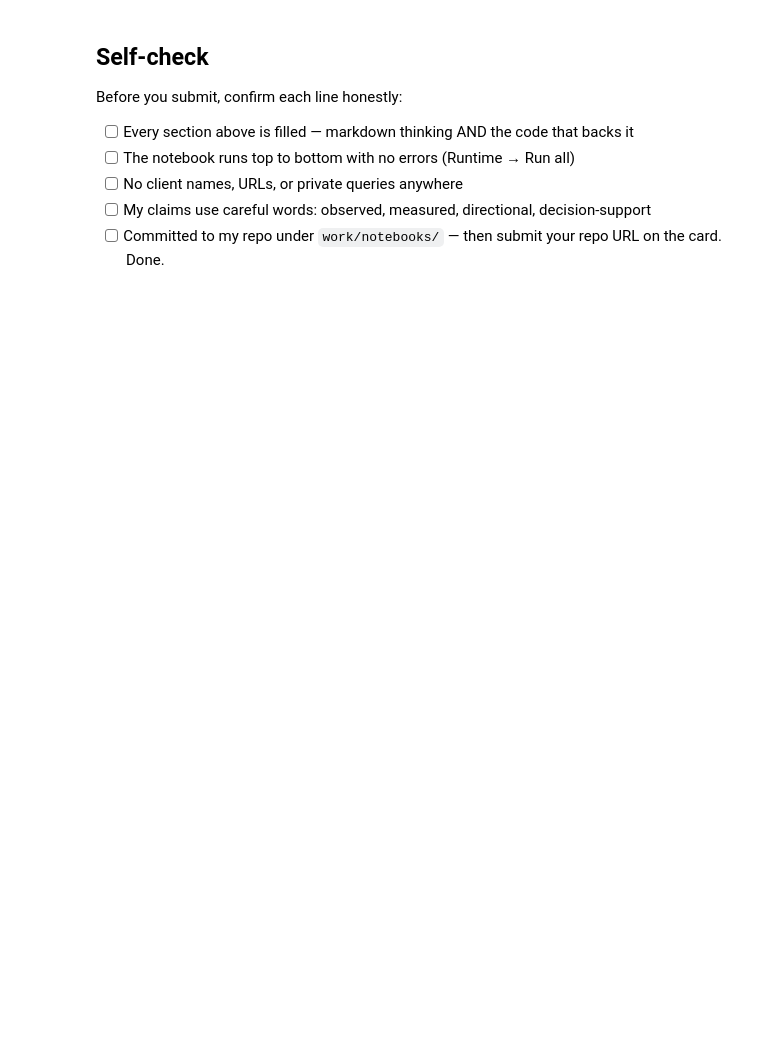
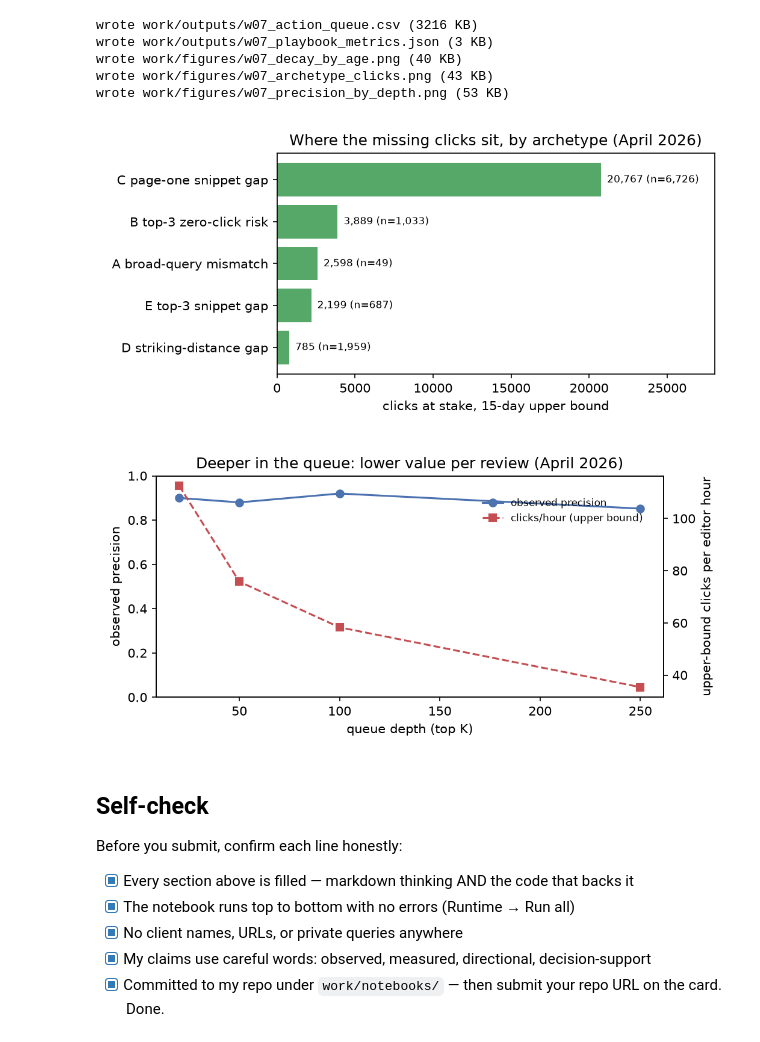
Before and after one commit to ShayanAhmed12/flyrank-internship-ml, a Jupyter notebook: work/notebooks/w07_action_playbook.ipynb, the cells around one changed output. Saved outputs shown, nothing was run; the diff lists cells and outputs as text; code cells hidden in the pictures; blank space fills up the shorter version.

Commit message:
ML-10: content action playbook with queue export, figures, monitoring
Co-Authored-By: Claude Opus 5.5 <noreply@anthropic.com>

```diff
--- a/work/notebooks/w07_action_playbook.ipynb
+++ b/work/notebooks/w07_action_playbook.ipynb
@@ -43,0 +234,12 @@ This skeleton is yours to fill. Work the sections **in order** — each one has
+# %%
+# The review checklist travels with every queued row
+CHECK = {
+    "review_search_intent": "SERP + query mix check; re-target or accept",
+    "check_serp_then_monitor": "SERP check REQUIRED; edit only if no SERP feature explains the gap",
+    "review_title_meta": "read title/meta vs intent; rewrite only if unclear; log before-CTR",
+    "improve_relevance": "on-page relevance + internal links; no snippet-only change",
+    "monitor": "no edit; re-check next cycle",
+}
+queue["human_check"] = queue["action"].map(CHECK)
+queue["automate"] = "never"
+print(queue[["action", "human_check", "automate"]].drop_duplicates("action").to_string(index=False))
@@ -44,10 +340,54 @@ This skeleton is yours to fill. Work the sections **in order** — each one has
+# %%
+cols = ["rank", "content_hash_id", "client_hash_id", "archetype", "reason_code", "action", "human_check", "automate",
+        "content_type", "main_intent", "pos_bucket", "pos_f", "impr_f", "clicks_f", "ctr_f", "expected_ctr",
+        "clicks_at_stake", "model_prob", "second_opinion"]
+queue[cols].round(4).to_csv("work/outputs/w07_action_queue.csv", index=False)
+
+# Figure: clicks at stake by archetype
+arch = queue[queue["rule_flag"]].groupby("archetype")["clicks_at_stake"].agg(["sum", "size"]).sort_values("sum")
+fig, ax = plt.subplots(figsize=(7, 3.4))
+ax.barh(arch.index, arch["sum"], color="#55A868")
+for i, (s, n) in enumerate(zip(arch["sum"], arch["size"])):
+    ax.text(s, i, f"  {s:,.0f} (n={n:,})", va="center", fontsize=8)
+ax.set_xlabel("clicks at stake, 15-day upper bound"); ax.set_title("Where the missing clicks sit, by archetype (April 2026)")
+ax.set_xlim(0, arch["sum"].max() * 1.35); fig.tight_layout(); fig.savefig("work/figures/w07_archetype_clicks.png", dpi=150); plt.close(fig)
+
+# Figure: observed precision and value per hour by queue depth
+fig, ax1 = plt.subplots(figsize=(7, 3.4))
+ax1.plot(cv["top_k"], cv["observed precision"], "o-", color="#4C72B0", label="observed precision")
+ax1.set_xlabel("queue depth (top K)"); ax1.set_ylabel("observed precision"); ax1.set_ylim(0, 1)
+ax2 = ax1.twinx(); ax2.plot(cv["top_k"], cv["upper-bound clicks per editor hour"], "s--", color="#C44E52", label="clicks/hour (upper bound)")
+ax2.set_ylabel("upper-bound clicks per editor hour"); ax1.set_title("Deeper in the queue: lower value per review (April 2026)")
+fig.legend(loc="upper right", bbox_to_anchor=(0.88, 0.85), frameon=False, fontsize=8); fig.tight_layout()
+fig.savefig("work/figures/w07_precision_by_depth.png", dpi=150); plt.close(fig)
+
+receipts = {"decision_day": "2026-04-16", "features": "1-15 Apr 2026", "rule": "Week-4 frozen (impr_f>=500, ctr < 0.5 x bucket median)",
+            "second_opinion": "RandomForest trained on March 2026 (ML-08 settings)", "seed": SEED, "sklearn": sklearn.__version__,
+            "queue_rows": int(len(queue)), "rule_flagged": int(queue["rule_flag"].sum()),
+            "archetypes": summary.reset_index().round(3).to_dict(orient="records"),
+            "cost_value": cv.to_dict(orient="records"), "decay_by_age": decay.reset_index().astype({"age_bucket": str}).round(4).to_dict(orient="records"),
+            "monitoring_run": monitor, "triggers": {k: bool(v) for k, v in TRIG.items()}}
+with open("work/outputs/w07_playbook_metrics.json", "w") as fh:
+    json.dump(receipts, fh, indent=2, default=str)
+for f in ["work/outputs/w07_action_queue.csv", "work/outputs/w07_playbook_metrics.json", "work/figures/w07_decay_by_age.png",
+          "work/figures/w07_archetype_clicks.png", "work/figures/w07_precision_by_depth.png"]:
+    print(f"wrote {f} ({os.path.getsize(f)/1024:.0f} KB)")
+display(Image("work/figures/w07_archetype_clicks.png")); display(Image("work/figures/w07_precision_by_depth.png"))
+# %% [output]
+wrote work/outputs/w07_action_queue.csv (3216 KB)
+wrote work/outputs/w07_playbook_metrics.json (3 KB)
+wrote work/figures/w07_decay_by_age.png (40 KB)
+wrote work/figures/w07_archetype_clicks.png (43 KB)
+wrote work/figures/w07_precision_by_depth.png (53 KB)
+[figure, added]
+[figure, added]
 # %% [markdown]
 ## Self-check
 
 Before you submit, confirm each line honestly:
 
-- [ ] Every section above is filled — markdown thinking AND the code that backs it
-- [ ] The notebook runs top to bottom with no errors (Runtime → Run all)
-- [ ] No client names, URLs, or private queries anywhere
-- [ ] My claims use careful words: observed, measured, directional, decision-support
-- [ ] Committed to my repo under `work/notebooks/` — then submit your repo URL on the card. Done.
+- [x] Every section above is filled — markdown thinking AND the code that backs it
+- [x] The notebook runs top to bottom with no errors (Runtime → Run all)
+- [x] No client names, URLs, or private queries anywhere
+- [x] My claims use careful words: observed, measured, directional, decision-support
+- [x] Committed to my repo under `work/notebooks/` — then submit your repo URL on the card. Done.
```
Also changed, not shown: parts of 23 cells of this notebook, 4 other files.
